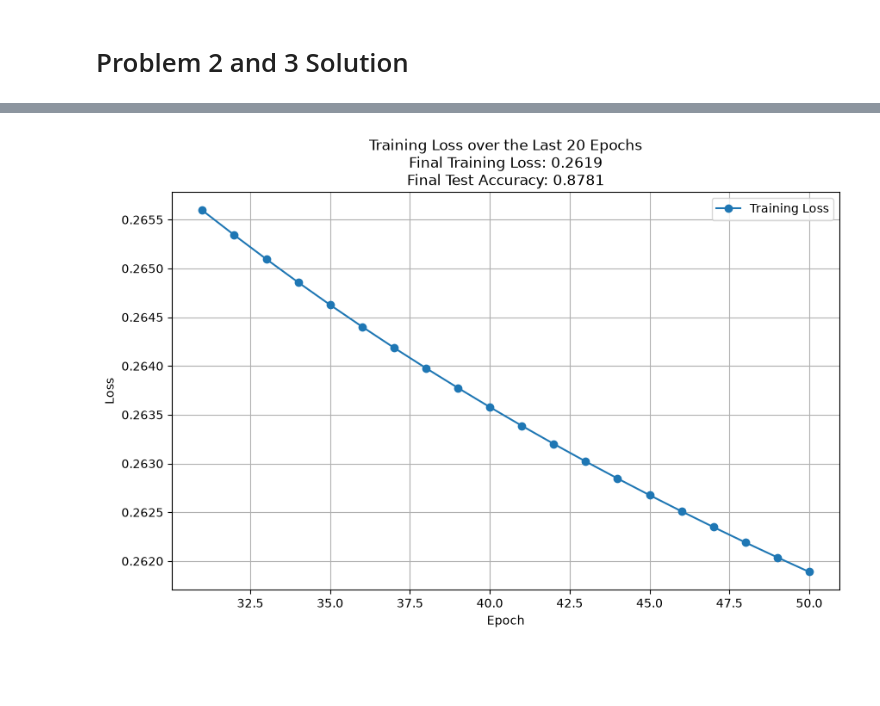
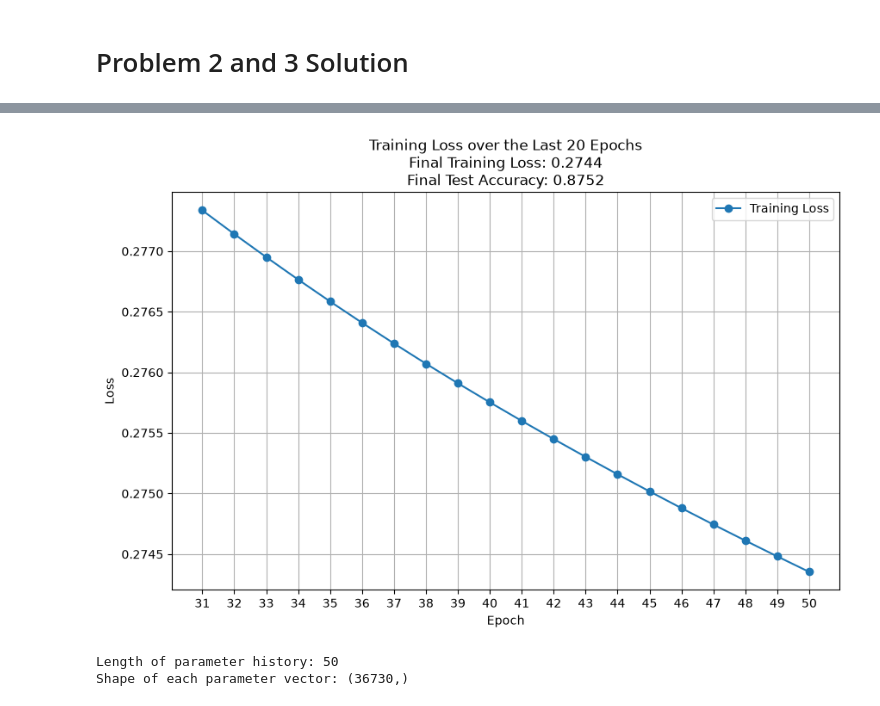
Before and after one commit to chucey/CS-DS-541-Fall-26-Assignements, a Jupyter notebook: HW3/Problem2and3/problem2and3.ipynb, the cells around one changed output, grey strips where cells are left out. Drawn from its saved outputs; the diff is of its cells as text; code cells hidden in the pictures; blank space fills up the shorter version.

```diff
--- a/HW3/Problem2and3/problem2and3.ipynb
+++ b/HW3/Problem2and3/problem2and3.ipynb
@@ -124,6 +131,9 @@ def hyperparam_tuning(train_dataset, val_dataset, seed=541):
                     for epoch in tqdm.tqdm(range(epochs), desc=f"Training model with layers={n_layers}, units={hidden_unit}, lr={lr}, batch_size={batch_size}"):
                         loss, params = train_epoch(model, train_loader, criterion, optimizer)
 
+                    train_loss = compute_loss(model, train_loader, criterion)
+                    val_loss = compute_loss(model, val_loader, criterion)
+
                     training_acc = evaluate(model, train_loader)
                     val_acc = evaluate(model, val_loader)
                     # print(f'Training Loss: {loss:.4f}, Training Accuracy: {training_acc:.4f}, Validation Accuracy: {val_acc:.4f}')
@@ -135,7 +145,8 @@ def hyperparam_tuning(train_dataset, val_dataset, seed=541):
                             'hidden_units': hidden_unit,
                             'lr': lr,
                             'batch_size': batch_size,
-                            'training_loss': loss,
+                            'training_loss': train_loss,
+                            'validation_loss': val_loss,
                             'training_acc': training_acc,
                             'training_params': params
                         }
@@ -205,8 +216,9 @@ for epoch in range(epochs_final):
     # BEGIN YOUR CODE HERE (~2 lines)
     t0 = time.time()
     loss, all_params = train_epoch(best_model, full_train_loader, criterion, optimizer)
+    training_loss = compute_loss(best_model, full_train_loader, criterion)  # Compute training loss after the epoch
     parameter_history.append(all_params)  # Store the parameters after each epoch
-    training_loss_history.append(loss)  # Store the training loss after each epoch
+    training_loss_history.append(training_loss)  # Store the training loss after each epoch
     epoch_history.append(epoch + 1)  # Store the epoch number
     test_acc = evaluate(best_model, test_loader)
     test_acc_history.append(test_acc)  # Store the test accuracy after each epoch
@@ -234,14 +246,21 @@ Final Train Epoch 50/50: loss=0.2619, test_acc=0.8781, time=0.4s
 # %%
 # plot training loss over the last 20 epochs
 plt.figure(figsize=(10, 6))
 plt.plot(epoch_history[-20:], training_loss_history[-20:], marker='o', label='Training Loss')
 
 plt.title(f'Training Loss over the Last 20 Epochs\nFinal Training Loss: {training_loss_history[-1]:.4f}\nFinal Test Accuracy: {test_acc_history[-1]:.4f}')
+plt.xticks(epoch_history[-20:])  # Set x-ticks to the last 20 epochs
 plt.xlabel('Epoch')
 plt.ylabel('Loss')
 
 plt.legend()
 plt.grid()
 # %% [output]
-[figure, old version]
+[figure, new version]
+# %%
+# Print the length of the parameter_history list
+print(f"Length of parameter history: {len(parameter_history)}\nShape of each parameter vector: {parameter_history[0].shape if parameter_history else 'N/A'}")
+# %% [output]
+Length of parameter history: 50
+Shape of each parameter vector: (36730,)
 # %%
```
Also changed, not shown: parts of 11 cells of this notebook.
